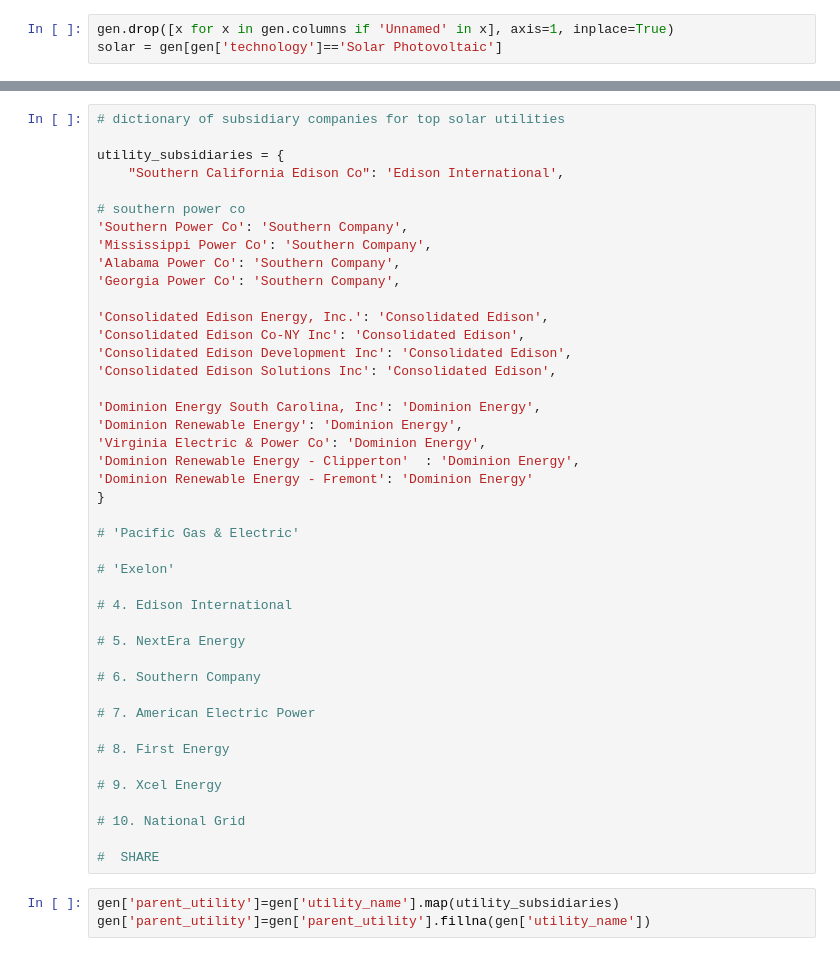
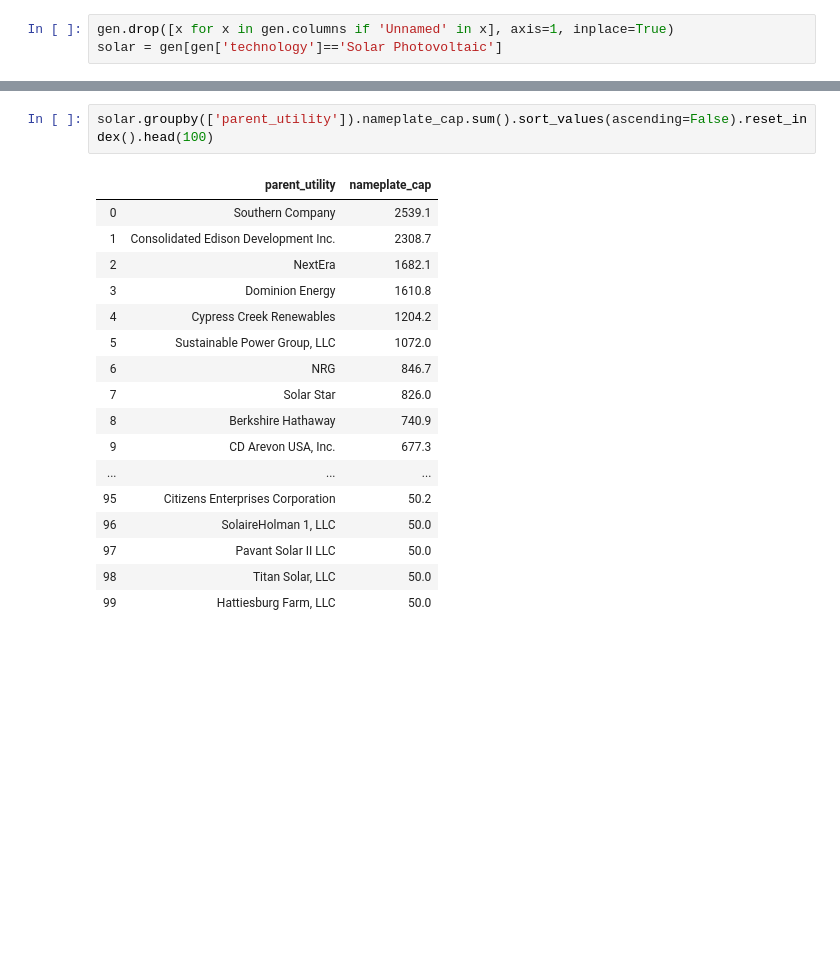
Before and after one commit to rachelsanderson/reduced-form, a Jupyter notebook: Analyses/GeneratorData/generators-by-utility.ipynb, the cells around one changed output, grey strips where cells are left out. Saved outputs shown, nothing was run; the diff lists cells and outputs as text; blank space fills up the shorter version.

```diff
--- a/Analyses/GeneratorData/generators-by-utility.ipynb
+++ b/Analyses/GeneratorData/generators-by-utility.ipynb
@@ -44,47 +37,21 @@ array(['Berkshire Power Co LLC', 'PPS Berkshire Solar LLC'], dtype=object)
-# %%
-# dictionary of subsidiary companies for top solar utilities
-
-utility_subsidiaries = {
-    "Southern California Edison Co": 'Edison International',
-
-# southern power co
-'Southern Power Co': 'Southern Company',
-'Mississippi Power Co': 'Southern Company',
-'Alabama Power Co': 'Southern Company',
-'Georgia Power Co': 'Southern Company',
-
-'Consolidated Edison Energy, Inc.': 'Consolidated Edison',
-'Consolidated Edison Co-NY Inc': 'Consolidated Edison',
-'Consolidated Edison Development Inc': 'Consolidated Edison',
-'Consolidated Edison Solutions Inc': 'Consolidated Edison',
-
-'Dominion Energy South Carolina, Inc': 'Dominion Energy',
-'Dominion Renewable Energy': 'Dominion Energy',
-'Virginia Electric & Power Co': 'Dominion Energy',
-'Dominion Renewable Energy - Clipperton'  : 'Dominion Energy',
-'Dominion Renewable Energy - Fremont': 'Dominion Energy'
-}
-
-# 'Pacific Gas & Electric'
-
-# 'Exelon'
-
-# 4. Edison International
-
-# 5. NextEra Energy
-
-# 6. Southern Company
-
-# 7. American Electric Power
-
-# 8. First Energy
-
-# 9. Xcel Energy
-
-# 10. National Grid
-
-#  SHARE
-# %%
-gen['parent_utility']=gen['utility_name'].map(utility_subsidiaries)
-gen['parent_utility']=gen['parent_utility'].fillna(gen['utility_name'])
+# %%
+solar.groupby(['parent_utility']).nameplate_cap.sum().sort_values(ascending=False).reset_index().head(100)
+# %% [output]
+|  | parent_utility | nameplate_cap |
+| 0 | Southern Company | 2539.1 |
+| 1 | Consolidated Edison Development Inc. | 2308.7 |
+| 2 | NextEra | 1682.1 |
+| 3 | Dominion Energy | 1610.8 |
+| 4 | Cypress Creek Renewables | 1204.2 |
+| 5 | Sustainable Power Group, LLC | 1072.0 |
+| 6 | NRG | 846.7 |
+| 7 | Solar Star | 826.0 |
+| 8 | Berkshire Hathaway | 740.9 |
+| 9 | CD Arevon USA, Inc. | 677.3 |
+| ... | ... | ... |
+| 95 | Citizens Enterprises Corporation | 50.2 |
+| 96 | SolaireHolman 1, LLC | 50.0 |
+| 97 | Pavant Solar II LLC | 50.0 |
+| 98 | Titan Solar, LLC | 50.0 |
+| 99 | Hattiesburg Farm, LLC | 50.0 |
 # %%
```
Also changed, not shown: parts of 10 cells of this notebook, 1 other file.
